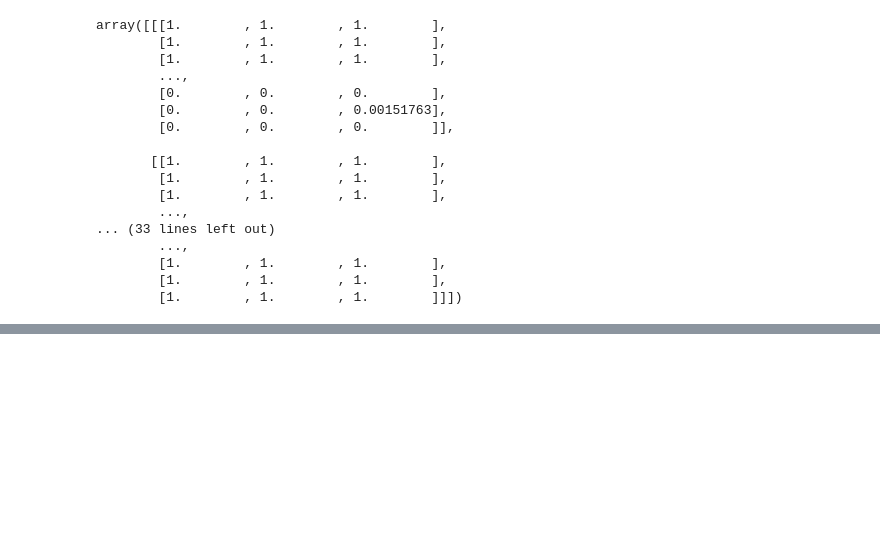
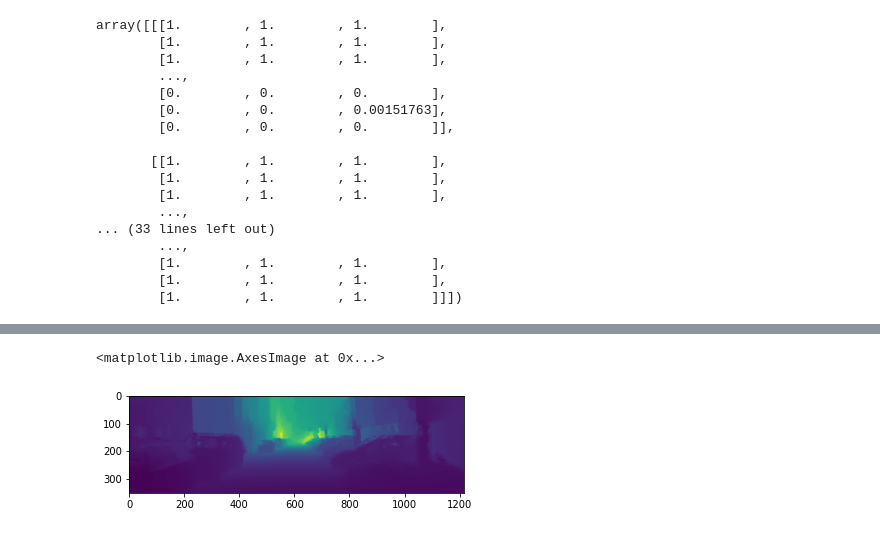
Before and after one commit to abubakrsiddq/ImageDehazing, a Jupyter notebook: Datasets/generateDataset.ipynb, the cells around one changed output, grey strips where cells are left out. Cells and saved outputs as stored; diff of their text form; code cells hidden in the pictures; blank space fills up the shorter version.

```diff
--- a/Datasets/generateDataset.ipynb
+++ b/Datasets/generateDataset.ipynb
@@ -139,0 +239,2 @@ array([[[1.        , 1.        , 1.        ],
+# %%
+a=fill_depth_colorization(I0,dep)
@@ -139,0 +249,5 @@ array([[[1.        , 1.        , 1.        ],
+# %%
+plt.imshow(a)
+# %% [output]
+<matplotlib.image.AxesImage at 0x...>
+[figure, added]
```
Also changed, not shown: parts of 11 cells of this notebook.
